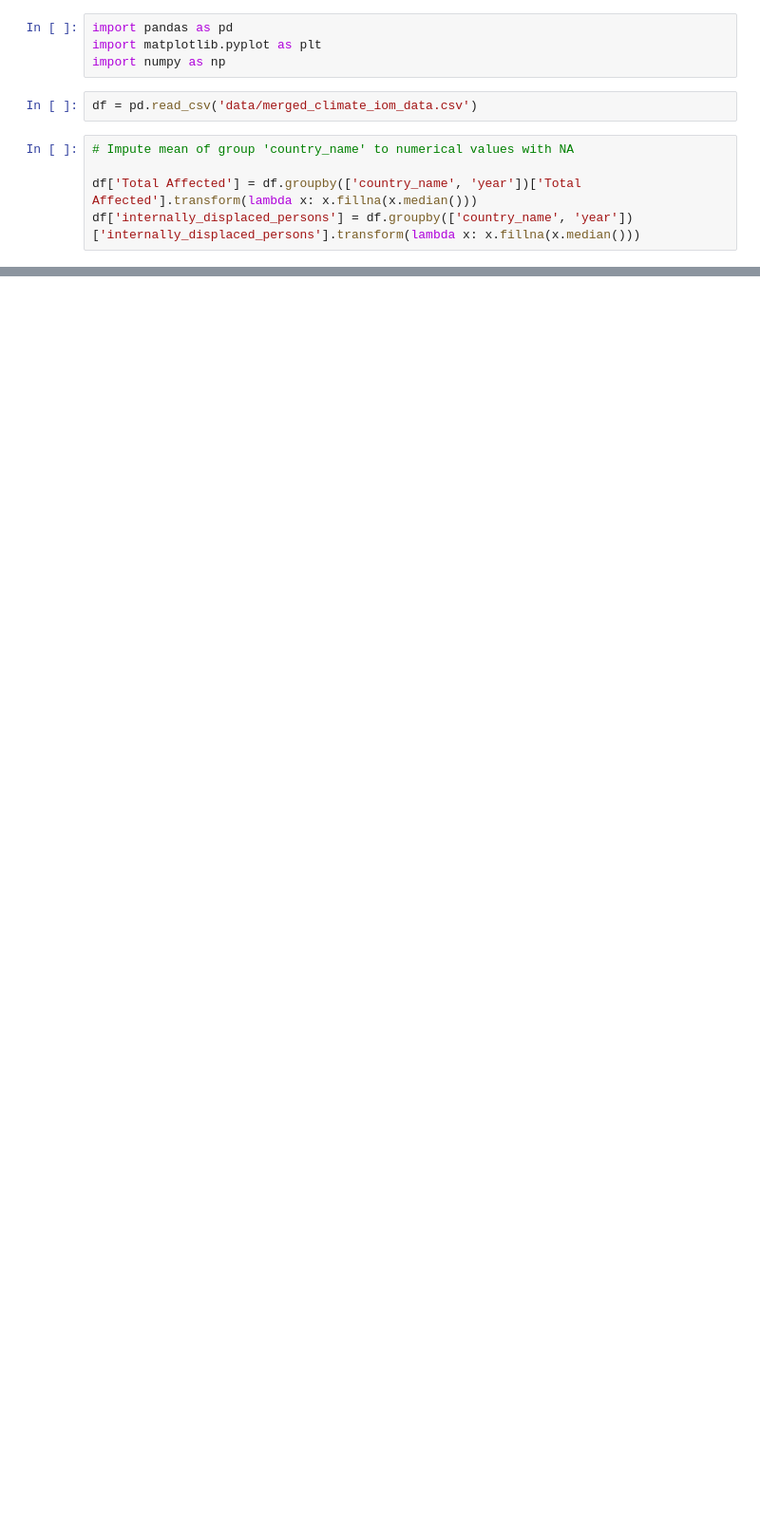
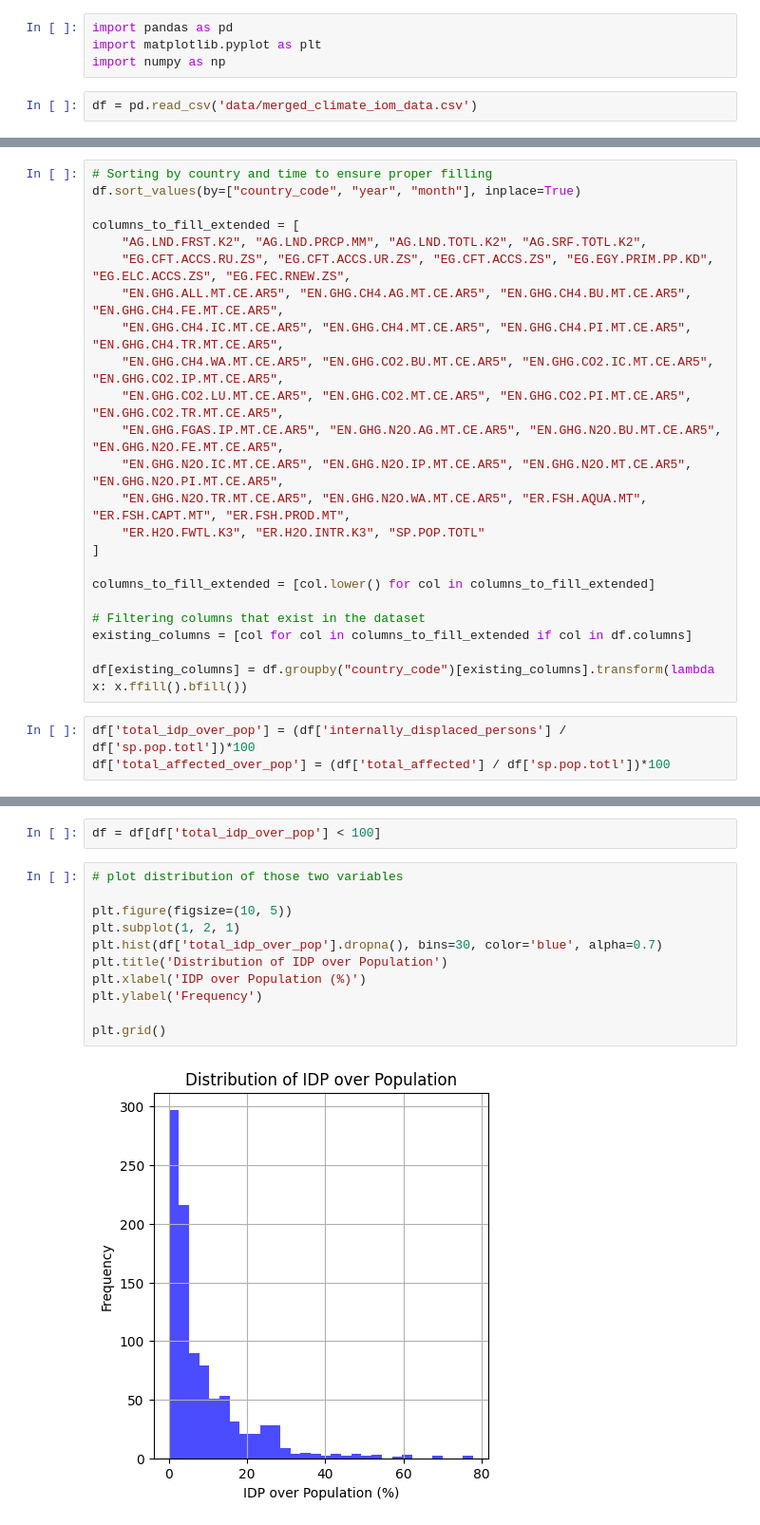
Before and after one commit to emijlop/climate-migration-project, a Jupyter notebook: 002_exploratory_data.ipynb, the cells around one changed output, grey strips where cells are left out. Shown at 95% size. Drawn from its saved outputs; the diff is of its cells as text; blank space fills up the shorter version.

```diff
--- a/002_exploratory_data.ipynb
+++ b/002_exploratory_data.ipynb
@@ -4,8 +4,3 @@ import matplotlib.pyplot as plt
 import numpy as np
 # %%
 df = pd.read_csv('data/merged_climate_iom_data.csv')
-# %%
-# Impute mean of group 'country_name' to numerical values with NA
-
-df['Total Affected'] = df.groupby(['country_name', 'year'])['Total Affected'].transform(lambda x: x.fillna(x.median()))
-df['internally_displaced_persons'] = df.groupby(['country_name', 'year'])['internally_displaced_persons'].transform(lambda x: x.fillna(x.median()))
@@ -29,0 +23,26 @@ plt.show()
+# %%
+# Sorting by country and time to ensure proper filling
+df.sort_values(by=["country_code", "year", "month"], inplace=True)
+
+columns_to_fill_extended = [
+    "AG.LND.FRST.K2", "AG.LND.PRCP.MM", "AG.LND.TOTL.K2", "AG.SRF.TOTL.K2",
+    "EG.CFT.ACCS.RU.ZS", "EG.CFT.ACCS.UR.ZS", "EG.CFT.ACCS.ZS", "EG.EGY.PRIM.PP.KD", "EG.ELC.ACCS.ZS", "EG.FEC.RNEW.ZS",
+    "EN.GHG.ALL.MT.CE.AR5", "EN.GHG.CH4.AG.MT.CE.AR5", "EN.GHG.CH4.BU.MT.CE.AR5", "EN.GHG.CH4.FE.MT.CE.AR5",
+    "EN.GHG.CH4.IC.MT.CE.AR5", "EN.GHG.CH4.MT.CE.AR5", "EN.GHG.CH4.PI.MT.CE.AR5", "EN.GHG.CH4.TR.MT.CE.AR5",
+    "EN.GHG.CH4.WA.MT.CE.AR5", "EN.GHG.CO2.BU.MT.CE.AR5", "EN.GHG.CO2.IC.MT.CE.AR5", "EN.GHG.CO2.IP.MT.CE.AR5",
+    "EN.GHG.CO2.LU.MT.CE.AR5", "EN.GHG.CO2.MT.CE.AR5", "EN.GHG.CO2.PI.MT.CE.AR5", "EN.GHG.CO2.TR.MT.CE.AR5",
+    "EN.GHG.FGAS.IP.MT.CE.AR5", "EN.GHG.N2O.AG.MT.CE.AR5", "EN.GHG.N2O.BU.MT.CE.AR5", "EN.GHG.N2O.FE.MT.CE.AR5",
+    "EN.GHG.N2O.IC.MT.CE.AR5", "EN.GHG.N2O.IP.MT.CE.AR5", "EN.GHG.N2O.MT.CE.AR5", "EN.GHG.N2O.PI.MT.CE.AR5",
+    "EN.GHG.N2O.TR.MT.CE.AR5", "EN.GHG.N2O.WA.MT.CE.AR5", "ER.FSH.AQUA.MT", "ER.FSH.CAPT.MT", "ER.FSH.PROD.MT",
+    "ER.H2O.FWTL.K3", "ER.H2O.INTR.K3", "SP.POP.TOTL"
+]
+
+columns_to_fill_extended = [col.lower() for col in columns_to_fill_extended]
+
+# Filtering columns that exist in the dataset
+existing_columns = [col for col in columns_to_fill_extended if col in df.columns]
+
+df[existing_columns] = df.groupby("country_code")[existing_columns].transform(lambda x: x.ffill().bfill())
+# %%
+df['total_idp_over_pop'] = (df['internally_displaced_persons'] / df['sp.pop.totl'])*100
+df['total_affected_over_pop'] = (df['total_affected'] / df['sp.pop.totl'])*100
@@ -29,0 +75,15 @@ plt.show()
+# %%
+df = df[df['total_idp_over_pop'] < 100]
+# %%
+# plot distribution of those two variables
+
+plt.figure(figsize=(10, 5))
+plt.subplot(1, 2, 1)
+plt.hist(df['total_idp_over_pop'].dropna(), bins=30, color='blue', alpha=0.7)
+plt.title('Distribution of IDP over Population')
+plt.xlabel('IDP over Population (%)')
+plt.ylabel('Frequency')
+
+plt.grid()
+# %% [output]
+[figure, added]
```
Also changed, not shown: parts of 19 cells of this notebook, 3 other files.
